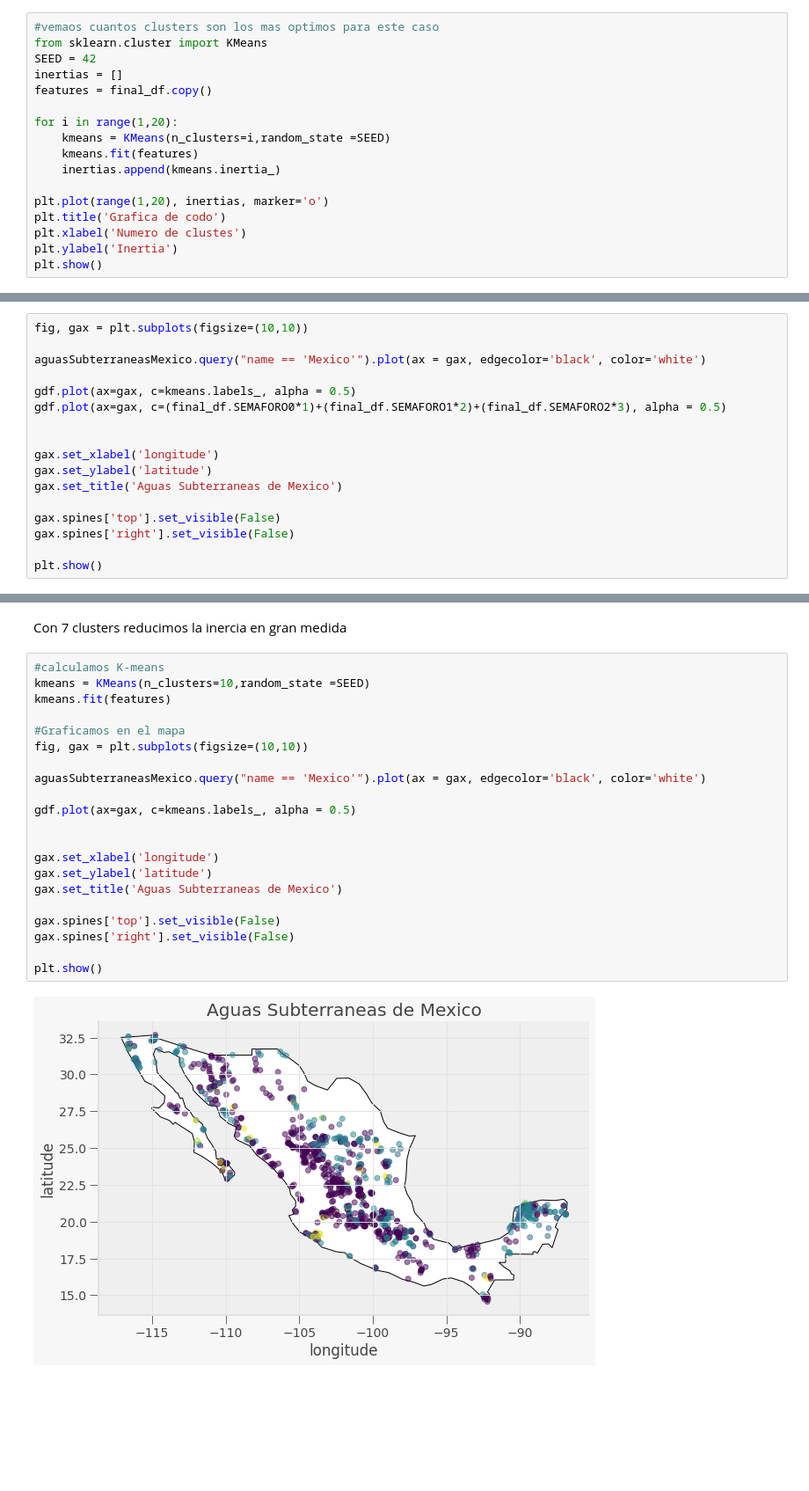
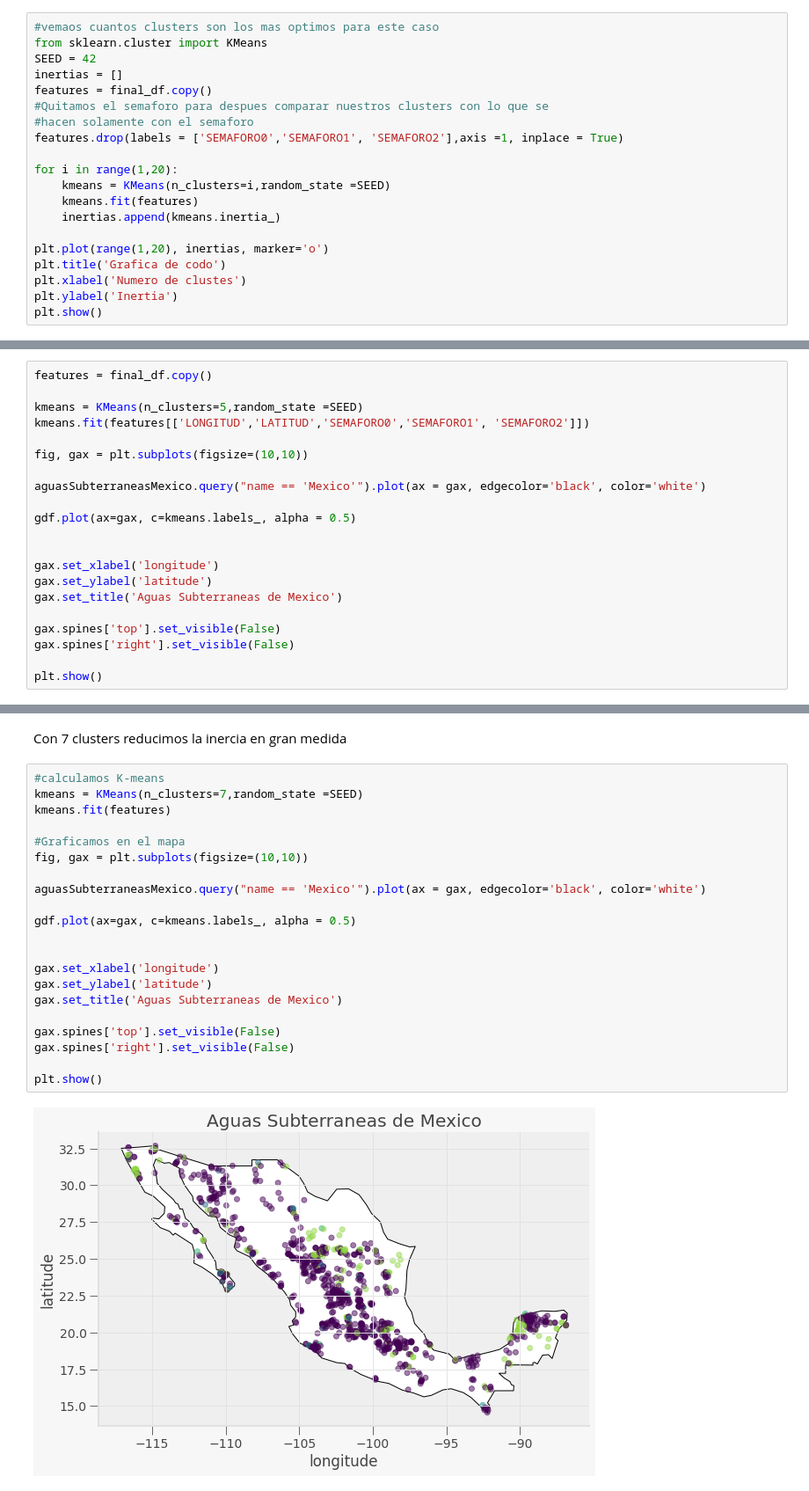
Before and after one commit to rodrigoromanguzman/Actividades_Aprendizaje-, a Jupyter notebook: semana9/aguas_subterraneas.ipynb, the cells around one changed output, grey strips where cells are left out. Shown at 88% size. Saved outputs shown, nothing was run; the diff lists cells and outputs as text; blank space fills up the shorter version.

```diff
--- a/semana9/aguas_subterraneas.ipynb
+++ b/semana9/aguas_subterraneas.ipynb
@@ -445,6 +445,9 @@ from sklearn.cluster import KMeans
 SEED = 42
 inertias = []
 features = final_df.copy()
+#Quitamos el semaforo para despues comparar nuestros clusters con lo que se
+#hacen solamente con el semaforo
+features.drop(labels = ['SEMAFORO0','SEMAFORO1', 'SEMAFORO2'],axis =1, inplace = True)
 
 for i in range(1,20):
     kmeans = KMeans(n_clusters=i,random_state =SEED)
@@ -490,10 +493,14 @@ plt.show()
 # %%
+features = final_df.copy()
+
+kmeans = KMeans(n_clusters=5,random_state =SEED)
+kmeans.fit(features[['LONGITUD','LATITUD','SEMAFORO0','SEMAFORO1', 'SEMAFORO2']])
+
 fig, gax = plt.subplots(figsize=(10,10))
 
 aguasSubterraneasMexico.query("name == 'Mexico'").plot(ax = gax, edgecolor='black', color='white')
 
 gdf.plot(ax=gax, c=kmeans.labels_, alpha = 0.5)
-gdf.plot(ax=gax, c=(final_df.SEMAFORO0*1)+(final_df.SEMAFORO1*2)+(final_df.SEMAFORO2*3), alpha = 0.5)
 
 
 gax.set_xlabel('longitude')
@@ -584,24 +544,24 @@ See the caveats in the documentation: https://pandas.pydata.org/pandas-docs/stab
 <p>Con 7 clusters reducimos la inercia en gran medida </p>
 # %%
 #calculamos K-means
-kmeans = KMeans(n_clusters=10,random_state =SEED)
+kmeans = KMeans(n_clusters=7,random_state =SEED)
 kmeans.fit(features)
 
 #Graficamos en el mapa
 fig, gax = plt.subplots(figsize=(10,10))
 
 aguasSubterraneasMexico.query("name == 'Mexico'").plot(ax = gax, edgecolor='black', color='white')
 
 gdf.plot(ax=gax, c=kmeans.labels_, alpha = 0.5)
 
 
 gax.set_xlabel('longitude')
 gax.set_ylabel('latitude')
 gax.set_title('Aguas Subterraneas de Mexico')
 
 gax.spines['top'].set_visible(False)
 gax.spines['right'].set_visible(False)
 
 plt.show()
 # %% [output]
-[figure, old version]
+[figure, new version]
```
Also changed, not shown: parts of 11 cells of this notebook.
